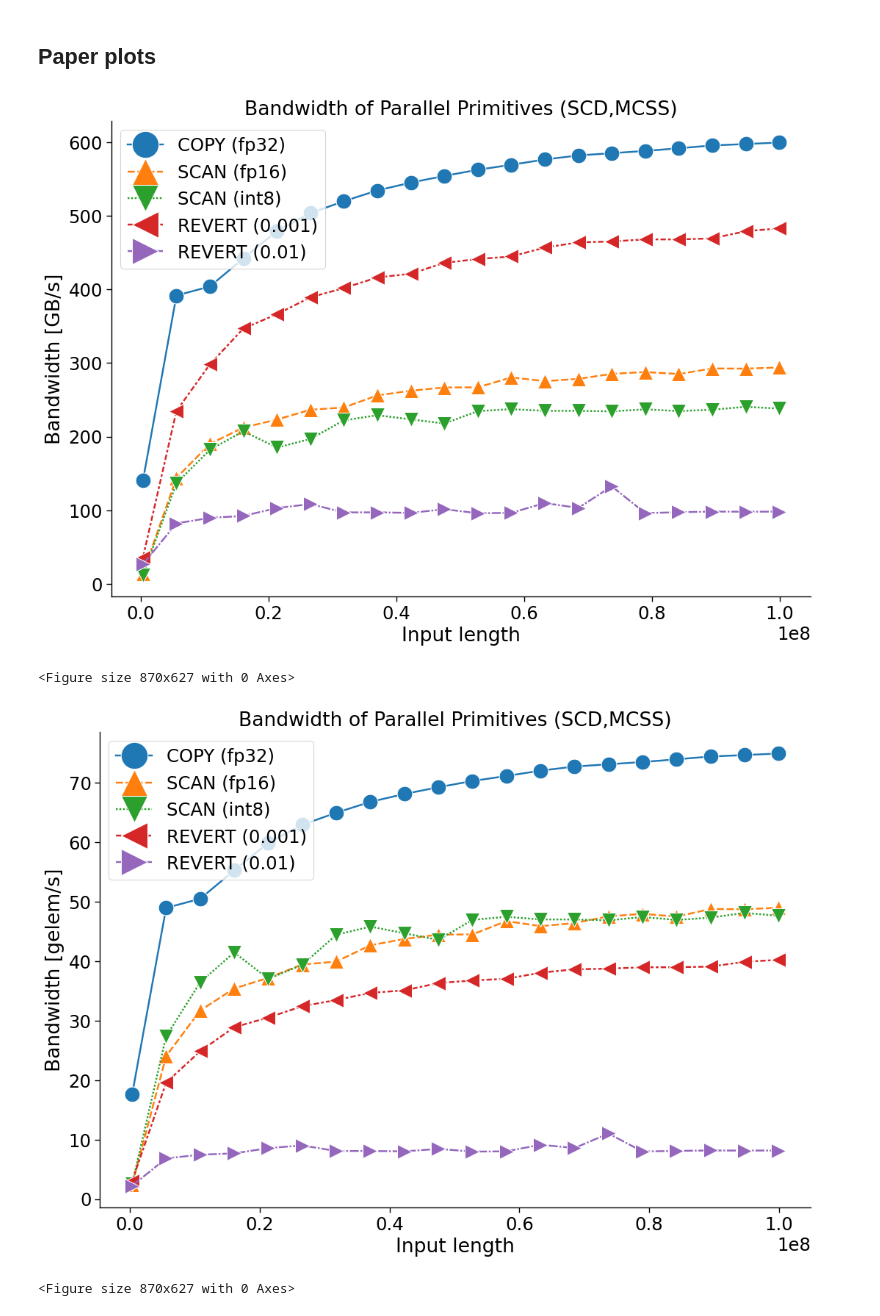
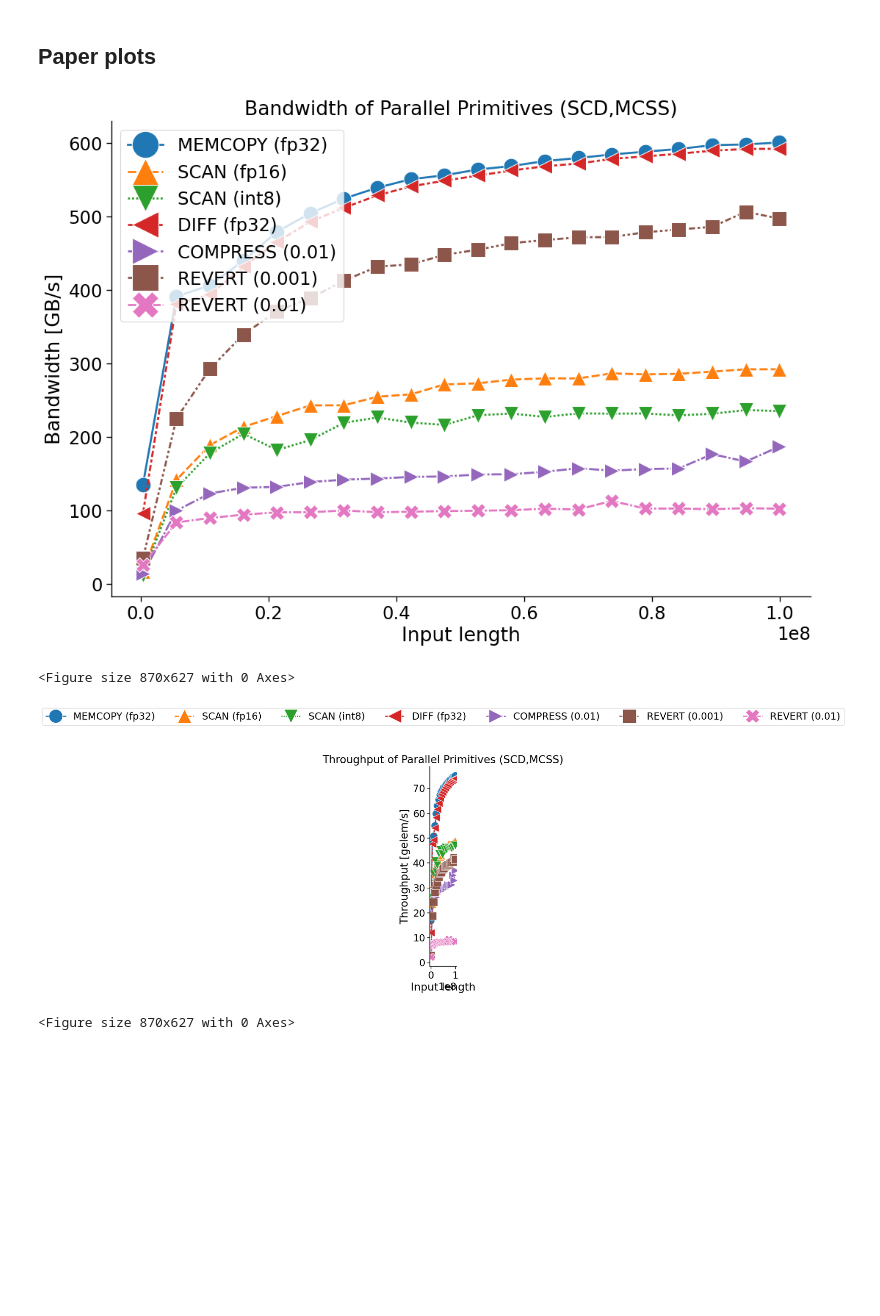
Before and after one commit to huawei-csl/pytorch-tcuscan, a Jupyter notebook: paper-plots/plt_bandwidth_mc_seg_ops.ipynb, the cells around one changed output. Drawn from its saved outputs; the diff is of its cells as text; code cells hidden in the pictures; blank space fills up the shorter version.

Commit message:
Resolve "Improve figure 5 legend"

```diff
--- a/paper-plots/plt_bandwidth_mc_seg_ops.ipynb
+++ b/paper-plots/plt_bandwidth_mc_seg_ops.ipynb
@@ -12,7 +12,7 @@ sns.set_style({'font.weight': 'bold'})
 
 # Markers
 plt.rcParams['lines.markersize'] = 6.5
-plt.rcParams['lines.linewidth'] = 1.75
+plt.rcParams['lines.linewidth'] = 2.
 plt.rcParams['figure.figsize'] = (8.7,6.27)
 
 _LEGEND_MARKER_SCALE = 1.75
@@ -32,7 +32,7 @@ S = 128
 df = pd.DataFrame()
 
 copy_dataframe = pd.read_csv(f"../bench_results_copy_fp32.csv")
-copy_dataframe["operator"] = "COPY (fp32)"
+copy_dataframe["operator"] = "MEMCOPY (fp32)"
 copy_dataframe["gelemps"] = (copy_dataframe["size"] / 1e9) / (copy_dataframe["time_us"] / 1e6)
 copy_dataframe['mem_bytes'] = (copy_dataframe['size'] * 4)  + copy_dataframe['outputsize'] * 4
 copy_dataframe['bandwidth_gbps'] = (copy_dataframe['mem_bytes']) / (copy_dataframe['time_us'] * 1000) # GB/s
@@ -58,7 +58,7 @@ diff_dataframe["operator"] = "DIFF (fp32)"
 diff_dataframe["gelemps"] = (diff_dataframe["size"] / 1e9) / (diff_dataframe["time_us"] / 1e6)
 diff_dataframe['mem_bytes'] = (diff_dataframe['size'] * 4)  + diff_dataframe['outputsize'] * 4
 diff_dataframe['bandwidth_gbps'] = (diff_dataframe['mem_bytes']) / (diff_dataframe['time_us'] * 1000) # GB/s
-#df = pd.concat([df, diff_dataframe])
+df = pd.concat([df, diff_dataframe])
 
 # Input -> FP32 + INT8 -> 4 + 1 | Output -> FP32 -> 4
 compress_dataframe = pd.read_csv(f"../bench_results_compress_{S}_0.01_fp32.csv")
@@ -66,7 +66,7 @@ compress_dataframe["operator"] = "COMPRESS (0.01)"
 compress_dataframe["gelemps"] = (compress_dataframe["size"] / 1e9) / (compress_dataframe["time_us"] / 1e6)
 compress_dataframe['mem_bytes'] = (compress_dataframe['size'] * (4+1))  + compress_dataframe['outputsize'] * 4
 compress_dataframe['bandwidth_gbps'] = (compress_dataframe['mem_bytes']) / (compress_dataframe['time_us'] * 1000) #GB/s
-#df = pd.concat([df, compress_dataframe])
+df = pd.concat([df, compress_dataframe])
 
 for density in [0.001, 0.01]:
 
@@ -100,29 +100,29 @@ fig.savefig(f"bw_mc_seg_ops.png")
 plt.show()
 plt.clf()
 # %% [output]
-[figure, old version]
+[figure, new version]
 <Figure size 870x627 with 0 Axes>
 # %%
-plt.figure(figsize=(11, 8))
+plt.figure(figsize=(12, 8))
 
 
-_SNS_PARAMS = {"hue":'operator', "style":'operator', "markers":_MARKERS, "markersize": 15, "dashes":True}
+_SNS_PARAMS = {"hue":'operator', "style":'operator', "markers":_MARKERS, "markersize": 14, "dashes":True}
 
 ax = sns.lineplot(data=df, x='size', y='gelemps', **_SNS_PARAMS)
 
-ax.set_title(f"Bandwidth of Parallel Primitives (SCD,MCSS)")
+ax.set_title(f"Throughput of Parallel Primitives (SCD,MCSS)")
 ax.set_xlabel("Input length")
-ax.set_ylabel("Bandwidth [gelem/s]")
+ax.set_ylabel("Throughput [gelem/s]")
 sns.despine(right = True)
-plt.legend(loc="upper left", markerscale=_LEGEND_MARKER_SCALE)
+plt.legend(loc="center", markerscale=_LEGEND_MARKER_SCALE, bbox_to_anchor=(0.5,1.25), ncol=7)
 plt.tight_layout()
 plt.tight_layout()
 
 fig = ax.get_figure()
 fig.savefig(f"bw_gelemps_mc_seg_ops.pdf", bbox_inches='tight')
 fig.savefig(f"bw_gelemps_mc_seg_ops.png")
 plt.show()
 plt.clf()
 # %% [output]
-[figure, old version]
+[figure, new version]
 <Figure size 870x627 with 0 Axes>
```
Also changed, not shown: parts of 1 cell of this notebook.
